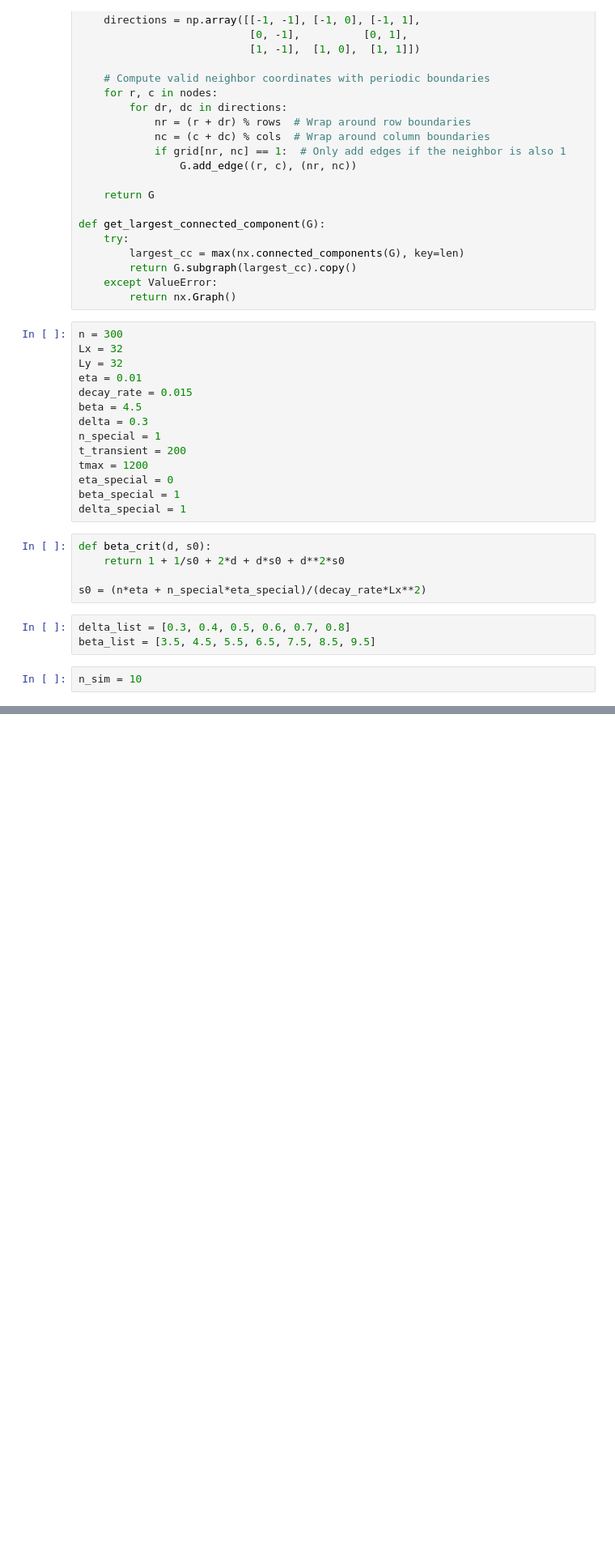
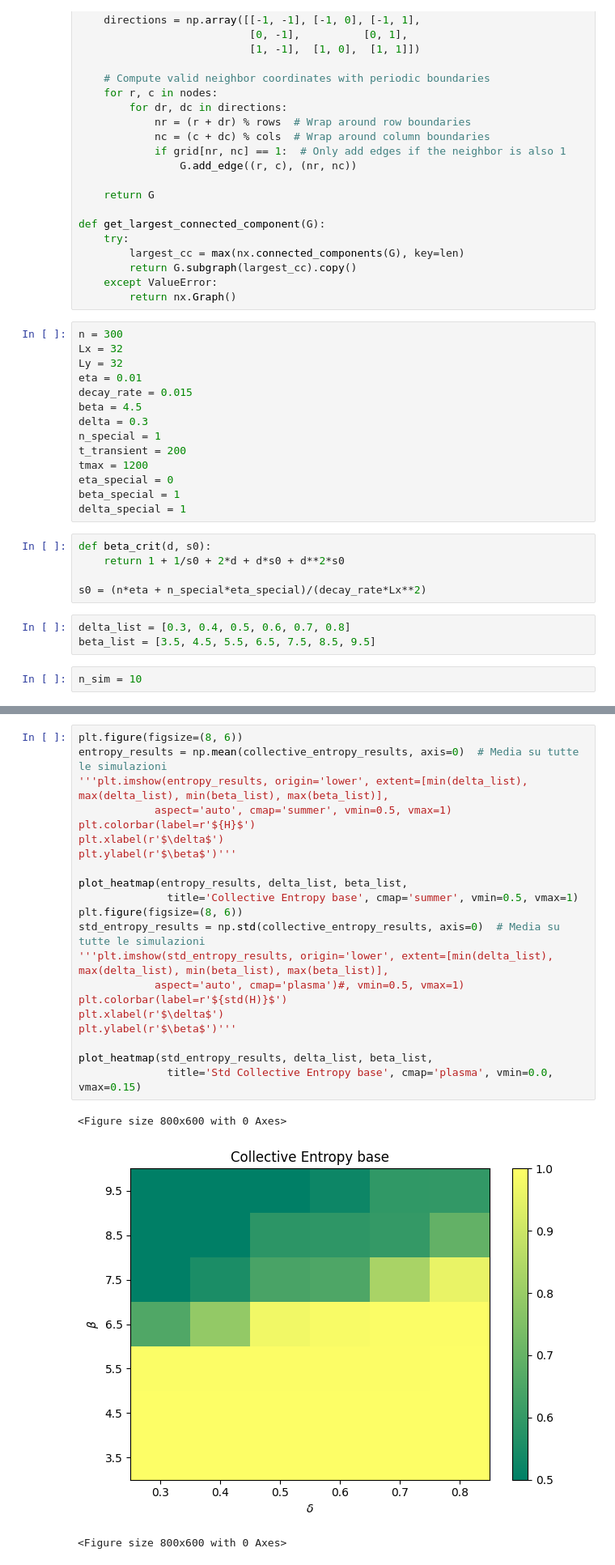
Before and after one commit to alessiopitteri/ants_swarm_functional_control, a Jupyter notebook: Environments/Ants_move/main_analysis/compute_entropy_base.ipynb, the cells around one changed output, grey strips where cells are left out. Shown at 81% size. Saved outputs shown, nothing was run; the diff lists cells and outputs as text; blank space fills up the shorter version.

```diff
--- a/Environments/Ants_move/main_analysis/compute_entropy_base.ipynb
+++ b/Environments/Ants_move/main_analysis/compute_entropy_base.ipynb
@@ -137,0 +135,25 @@ for sim in range(n_sim):
+# %%
+plt.figure(figsize=(8, 6))
+entropy_results = np.mean(collective_entropy_results, axis=0)  # Media su tutte le simulazioni
+'''plt.imshow(entropy_results, origin='lower', extent=[min(delta_list), max(delta_list), min(beta_list), max(beta_list)],
+            aspect='auto', cmap='summer', vmin=0.5, vmax=1)
+plt.colorbar(label=r'${H}$')
+plt.xlabel(r'$\delta$')
+plt.ylabel(r'$\beta$')'''
+
+plot_heatmap(entropy_results, delta_list, beta_list,
+              title='Collective Entropy base', cmap='summer', vmin=0.5, vmax=1)
+plt.figure(figsize=(8, 6))
+std_entropy_results = np.std(collective_entropy_results, axis=0)  # Media su tutte le simulazioni
+'''plt.imshow(std_entropy_results, origin='lower', extent=[min(delta_list), max(delta_list), min(beta_list), max(beta_list)],
+            aspect='auto', cmap='plasma')#, vmin=0.5, vmax=1)
+plt.colorbar(label=r'${std(H)}$')
+plt.xlabel(r'$\delta$')
+plt.ylabel(r'$\beta$')'''
+
+plot_heatmap(std_entropy_results, delta_list, beta_list,
+              title='Std Collective Entropy base', cmap='plasma', vmin=0.0, vmax=0.15)
+# %% [output]
+<Figure size 800x600 with 0 Axes>
+[figure, added]
+<Figure size 800x600 with 0 Axes>
```
Also changed, not shown: parts of 11 cells of this notebook, 8 other files.
